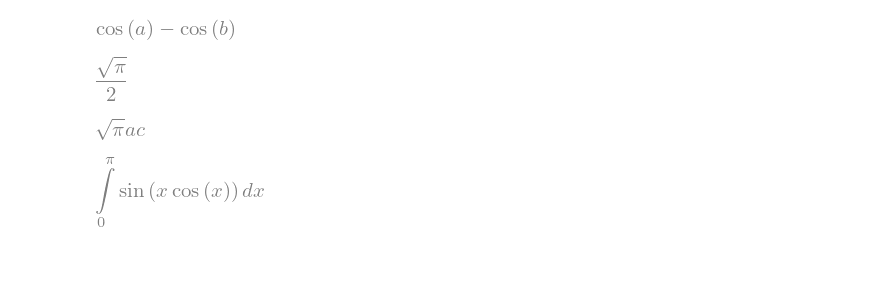
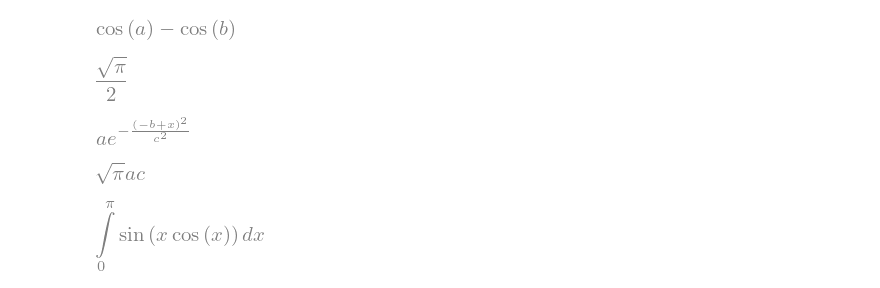
Before and after one commit to Santiago-Echeverri-Arteaga/Programacion_UQ_Fisica, a Jupyter notebook: Codigos/sympy_scipy_matplotlib.ipynb, the cells around one changed output. Drawn from its saved outputs; the diff is of its cells as text; code cells hidden in the pictures; blank space fills up the shorter version.

```diff
--- a/Codigos/sympy_scipy_matplotlib.ipynb
+++ b/Codigos/sympy_scipy_matplotlib.ipynb
@@ -323,7 +335,9 @@ sp.integrate(sp.exp(-x**2), (x, 0, oo))
 [figure]
 # %%
 a, b, c = sp.symbols("a, b, c", positive=True)
+display(a * sp.exp(-((x-b)/c)**2))
 sp.integrate(a * sp.exp(-((x-b)/c)**2), (x, -oo, oo))
 # %% [output]
-[figure, old version]
+[figure, new version]
+[figure, added]
 # %%
```
Also changed, not shown: parts of 18 cells of this notebook, 4 other files.
